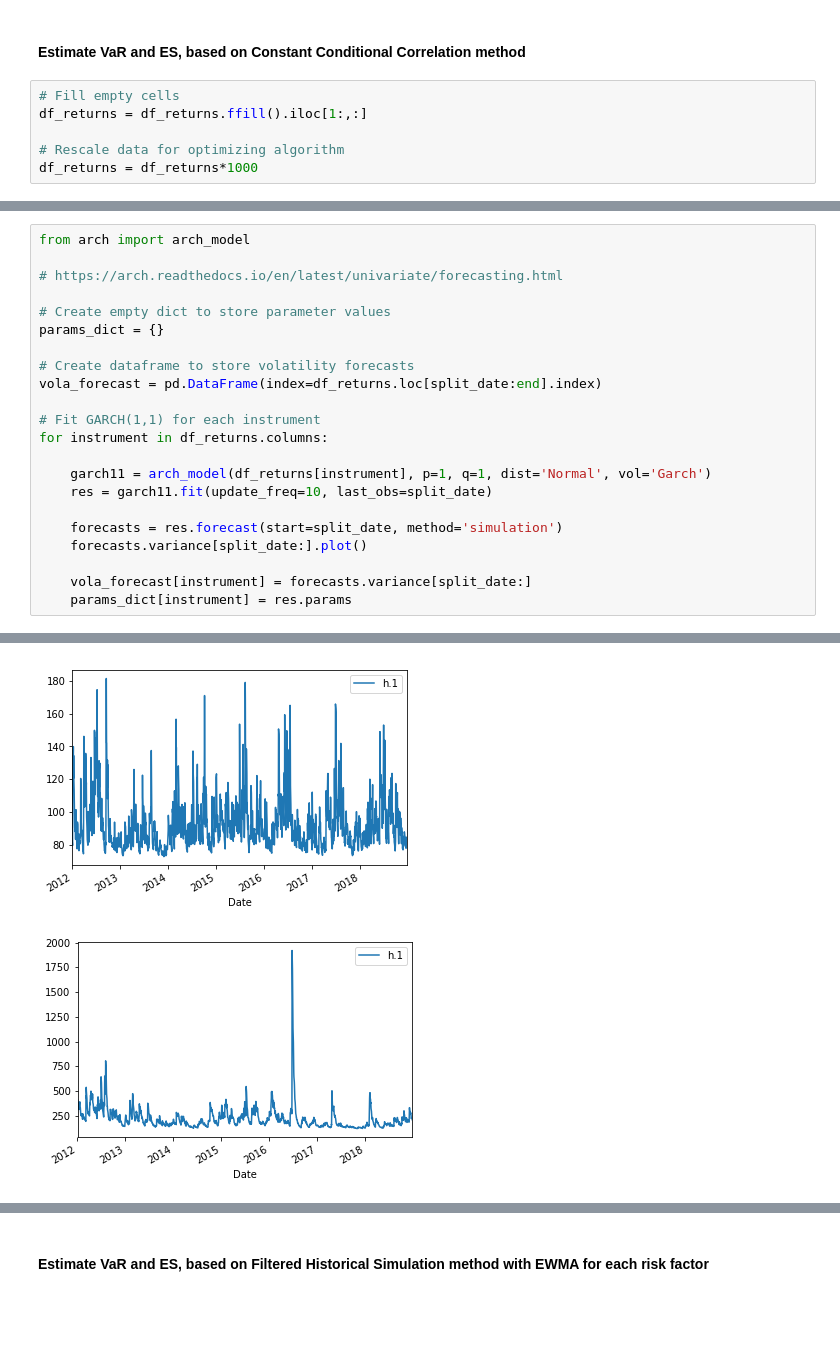
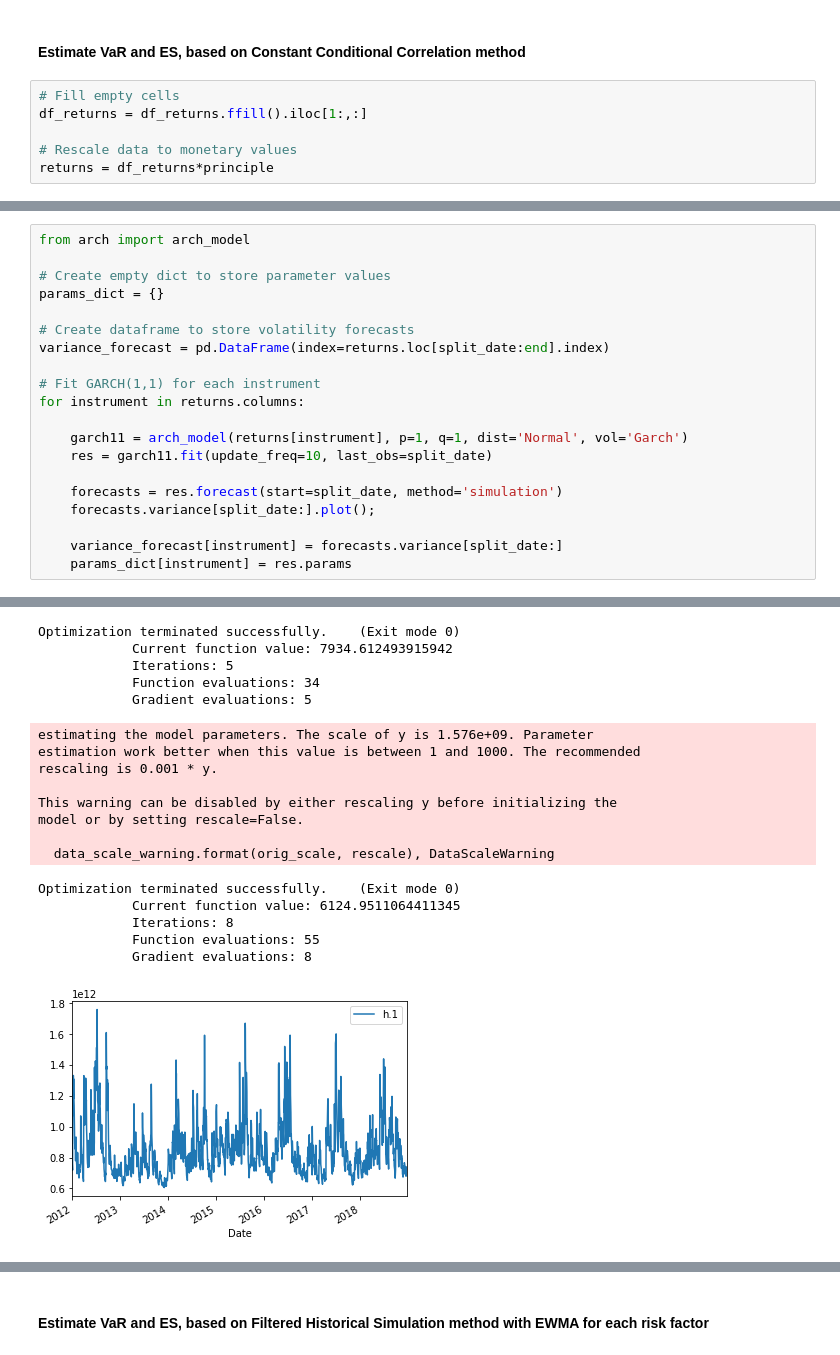
Before and after one commit to danielsteman/QFRM, a Jupyter notebook: QFRM_assignment1.ipynb, the cells around one changed output, grey strips where cells are left out. Drawn from its saved outputs; the diff is of its cells as text; blank space fills up the shorter version.

```diff
--- a/QFRM_assignment1.ipynb
+++ b/QFRM_assignment1.ipynb
@@ -288,5 +290,5 @@ VaR 99% 1d: -2314570.75, ES 99% 1d: -3059666.776
 # Fill empty cells
 df_returns = df_returns.ffill().iloc[1:,:]
 
-# Rescale data for optimizing algorithm
-df_returns = df_returns*1000
+# Rescale data to monetary values
+returns = df_returns*principle
@@ -295,24 +314,22 @@ df_returns = df_returns*1000
 split_date = dt.datetime(2012,1,1)
 # %%
 from arch import arch_model
-
-# https://arch.readthedocs.io/en/latest/univariate/forecasting.html
 
 # Create empty dict to store parameter values
 params_dict = {}
 
 # Create dataframe to store volatility forecasts
-vola_forecast = pd.DataFrame(index=df_returns.loc[split_date:end].index)
+variance_forecast = pd.DataFrame(index=returns.loc[split_date:end].index)
 
 # Fit GARCH(1,1) for each instrument
-for instrument in df_returns.columns:
+for instrument in returns.columns:
 
-    garch11 = arch_model(df_returns[instrument], p=1, q=1, dist='Normal', vol='Garch')
+    garch11 = arch_model(returns[instrument], p=1, q=1, dist='Normal', vol='Garch')
     res = garch11.fit(update_freq=10, last_obs=split_date)
 
     forecasts = res.forecast(start=split_date, method='simulation')
-    forecasts.variance[split_date:].plot()
+    forecasts.variance[split_date:].plot();
 
-    vola_forecast[instrument] = forecasts.variance[split_date:]
+    variance_forecast[instrument] = forecasts.variance[split_date:]
     params_dict[instrument] = res.params
 # %% [output]
@@ -336,2 +396,19 @@ Optimization terminated successfully.    (Exit mode 0)
+Optimization terminated successfully.    (Exit mode 0)
+            Current function value: 7934.612493915942
+            Iterations: 5
+            Function evaluations: 34
+            Gradient evaluations: 5
+estimating the model parameters. The scale of y is 1.576e+09. Parameter
+estimation work better when this value is between 1 and 1000. The recommended
+rescaling is 0.001 * y.
+
+This warning can be disabled by either rescaling y before initializing the
+model or by setting rescale=False.
+
+  data_scale_warning.format(orig_scale, rescale), DataScaleWarning
+Optimization terminated successfully.    (Exit mode 0)
+            Current function value: 6124.9511064411345
+            Iterations: 8
+            Function evaluations: 55
+            Gradient evaluations: 8
-[figure, old version]
+[figure, new version]
-[figure, removed]
```
Also changed, not shown: parts of 19 cells of this notebook.
